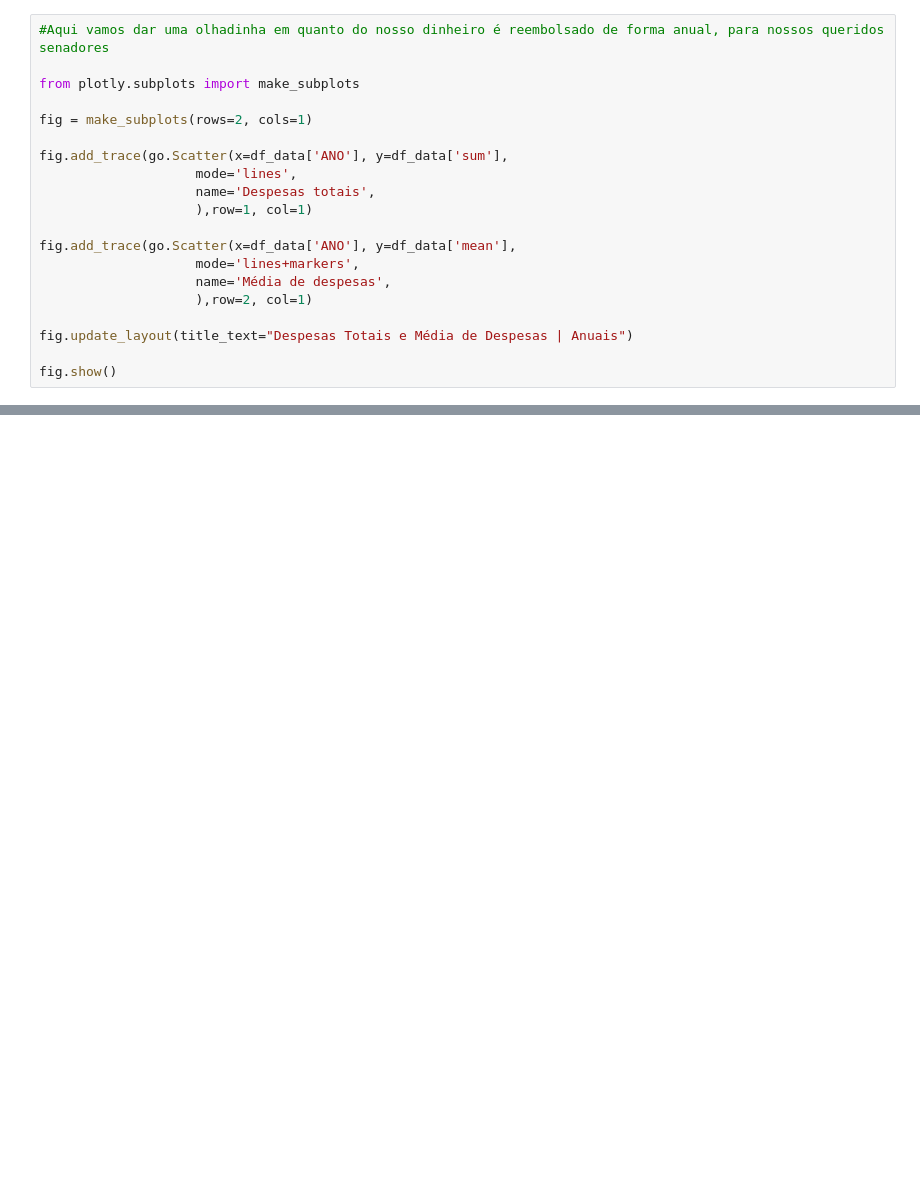
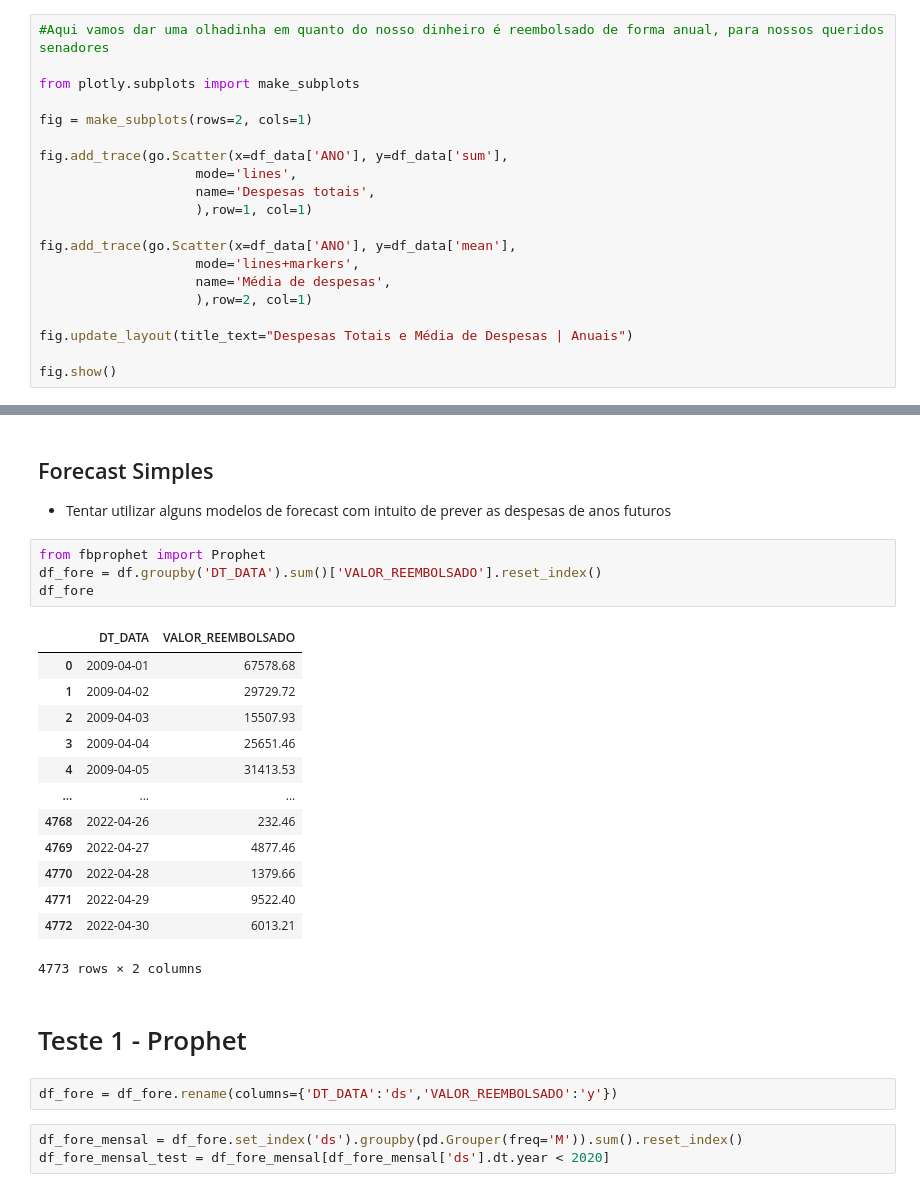
Before and after one commit to BrunoHq06/AnaliseCeaps, a Jupyter notebook: desafio_7_dias_com_dados/EDA E MODELAGEM.ipynb, the cells around one changed output, grey strips where cells are left out. Drawn from its saved outputs; the diff is of its cells as text; blank space fills up the shorter version.

```diff
--- a/desafio_7_dias_com_dados/EDA E MODELAGEM.ipynb
+++ b/desafio_7_dias_com_dados/EDA E MODELAGEM.ipynb
@@ -165,0 +132,29 @@ fig.show()
+# %% [markdown]
+## Forecast Simples
+
+* Tentar utilizar alguns modelos de forecast com intuito de prever as despesas de anos futuros
+# %%
+from fbprophet import Prophet
+df_fore = df.groupby('DT_DATA').sum()['VALOR_REEMBOLSADO'].reset_index()
+df_fore
+# %% [output]
+|  | DT_DATA | VALOR_REEMBOLSADO |
+| 0 | 2009-04-01 | 67578.68 |
+| 1 | 2009-04-02 | 29729.72 |
+| 2 | 2009-04-03 | 15507.93 |
+| 3 | 2009-04-04 | 25651.46 |
+| 4 | 2009-04-05 | 31413.53 |
+| ... | ... | ... |
+| 4768 | 2022-04-26 | 232.46 |
+| 4769 | 2022-04-27 | 4877.46 |
+| 4770 | 2022-04-28 | 1379.66 |
+| 4771 | 2022-04-29 | 9522.40 |
+| 4772 | 2022-04-30 | 6013.21 |
+4773 rows × 2 columns
+# %% [markdown]
+# Teste 1 - Prophet
+# %%
+df_fore = df_fore.rename(columns={'DT_DATA':'ds','VALOR_REEMBOLSADO':'y'})
+# %%
+df_fore_mensal = df_fore.set_index('ds').groupby(pd.Grouper(freq='M')).sum().reset_index()
+df_fore_mensal_test = df_fore_mensal[df_fore_mensal['ds'].dt.year < 2020]
```
Also changed, not shown: parts of 10 cells of this notebook, 2 other files.
